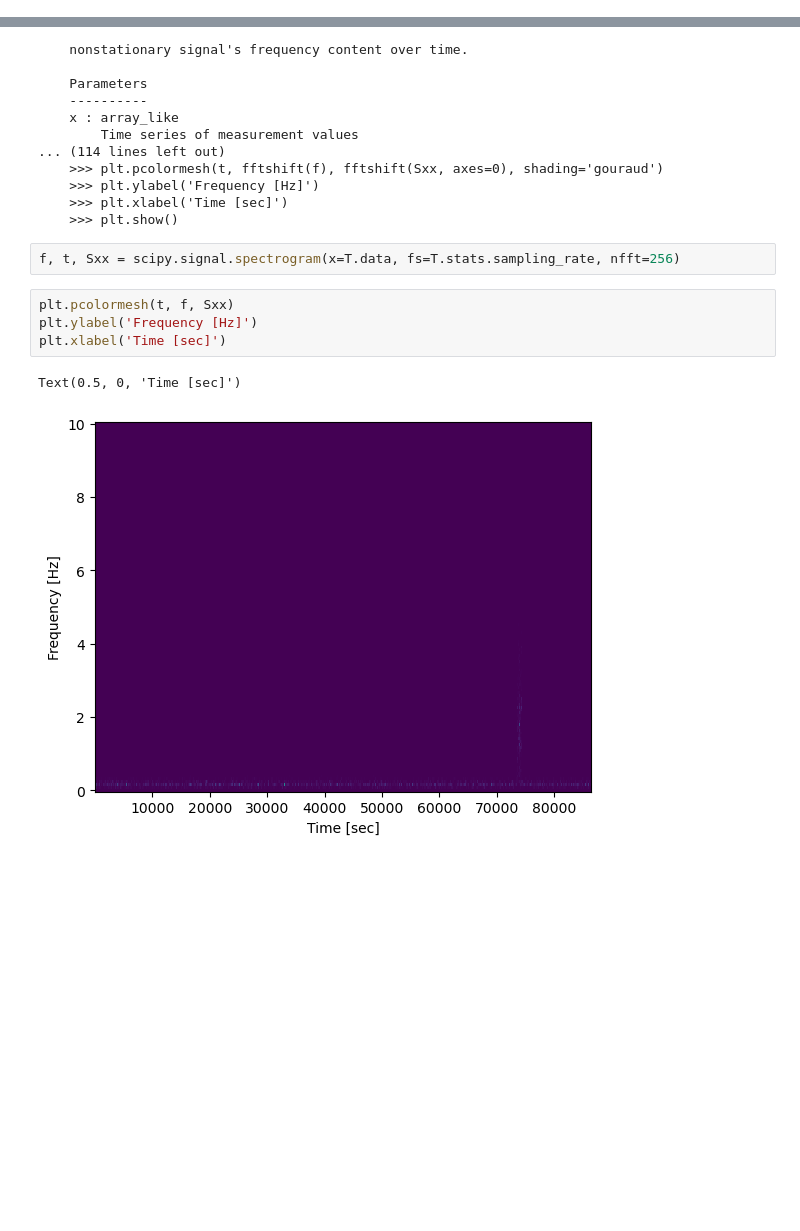
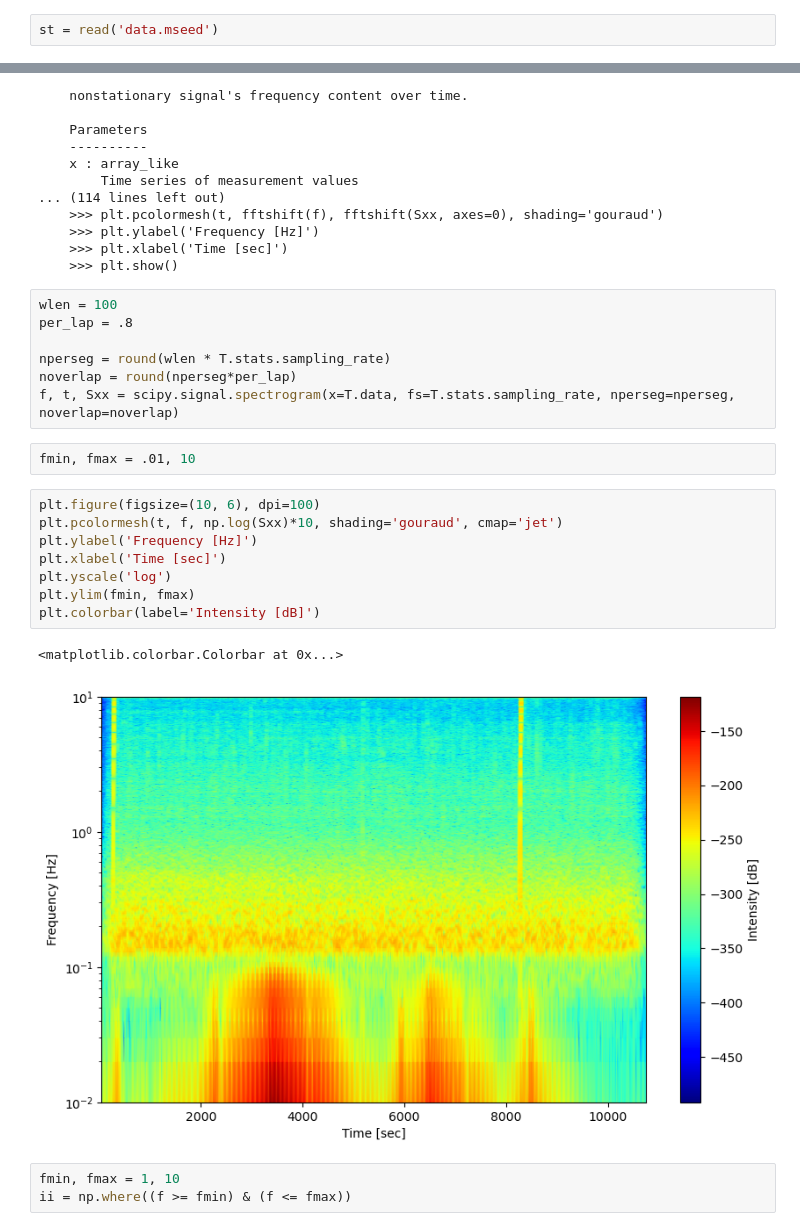
Before and after one commit to ValentinCassayre/ssl-spectrograms, a Jupyter notebook: spectrograms-drv.ipynb, the cells around one changed output, grey strips where cells are left out. Saved outputs shown, nothing was run; the diff lists cells and outputs as text; blank space fills up the shorter version.

Commit message:
parametrages des spectrogrammes

```diff
--- a/spectrograms-drv.ipynb
+++ b/spectrograms-drv.ipynb
@@ -38,0 +47,2 @@ st.plot()
+# %%
+st = read('data.mseed')
@@ -92,11 +150,25 @@ spectrogram(x, fs=1.0, window=('tukey', 0.25), nperseg=None, noverlap=None, nfft
     >>> plt.xlabel('Time [sec]')
     >>> plt.show()
 # %%
-f, t, Sxx = scipy.signal.spectrogram(x=T.data, fs=T.stats.sampling_rate, nfft=256)
+wlen = 100
+per_lap = .8
+
+nperseg = round(wlen * T.stats.sampling_rate)
+noverlap = round(nperseg*per_lap)
+f, t, Sxx = scipy.signal.spectrogram(x=T.data, fs=T.stats.sampling_rate, nperseg=nperseg, noverlap=noverlap)
+# %%
+fmin, fmax = .01, 10
 # %%
-plt.pcolormesh(t, f, Sxx)
+plt.figure(figsize=(10, 6), dpi=100)
+plt.pcolormesh(t, f, np.log(Sxx)*10, shading='gouraud', cmap='jet')
 plt.ylabel('Frequency [Hz]')
 plt.xlabel('Time [sec]')
+plt.yscale('log')
+plt.ylim(fmin, fmax)
+plt.colorbar(label='Intensity [dB]')
 # %% [output]
-Text(0.5, 0, 'Time [sec]')
+<matplotlib.colorbar.Colorbar at 0x...>
-[figure, old version]
+[figure, new version]
+# %%
+fmin, fmax = 1, 10
+ii = np.where((f >= fmin) & (f <= fmax))
```
Also changed, not shown: parts of 30 cells of this notebook.
